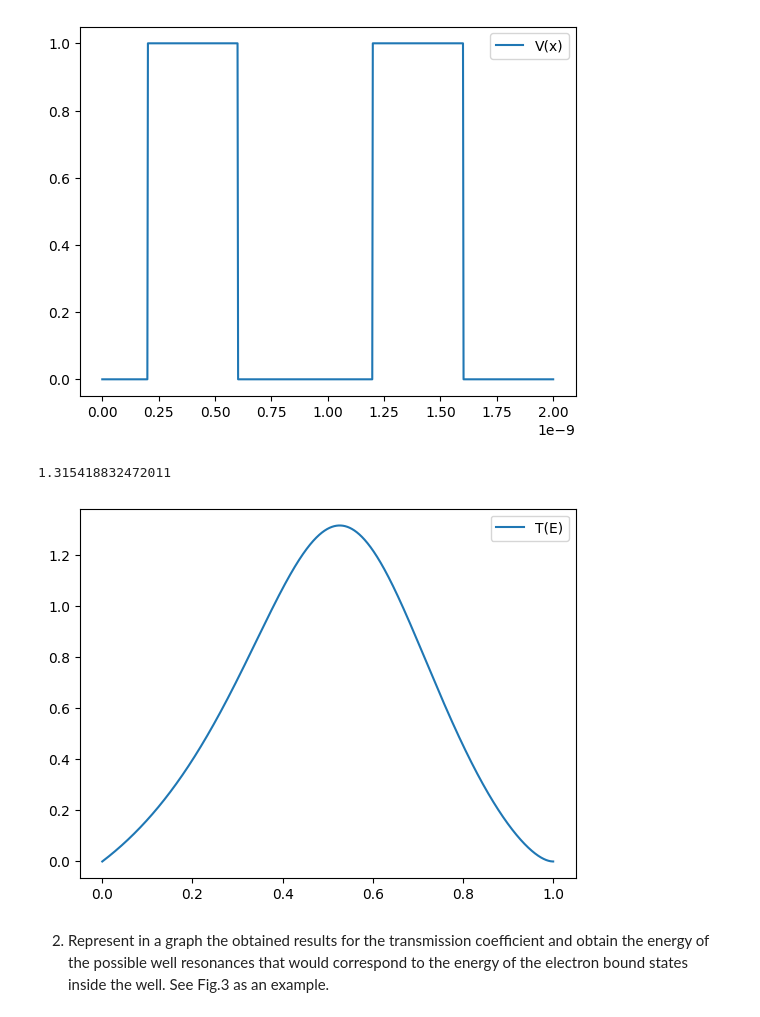
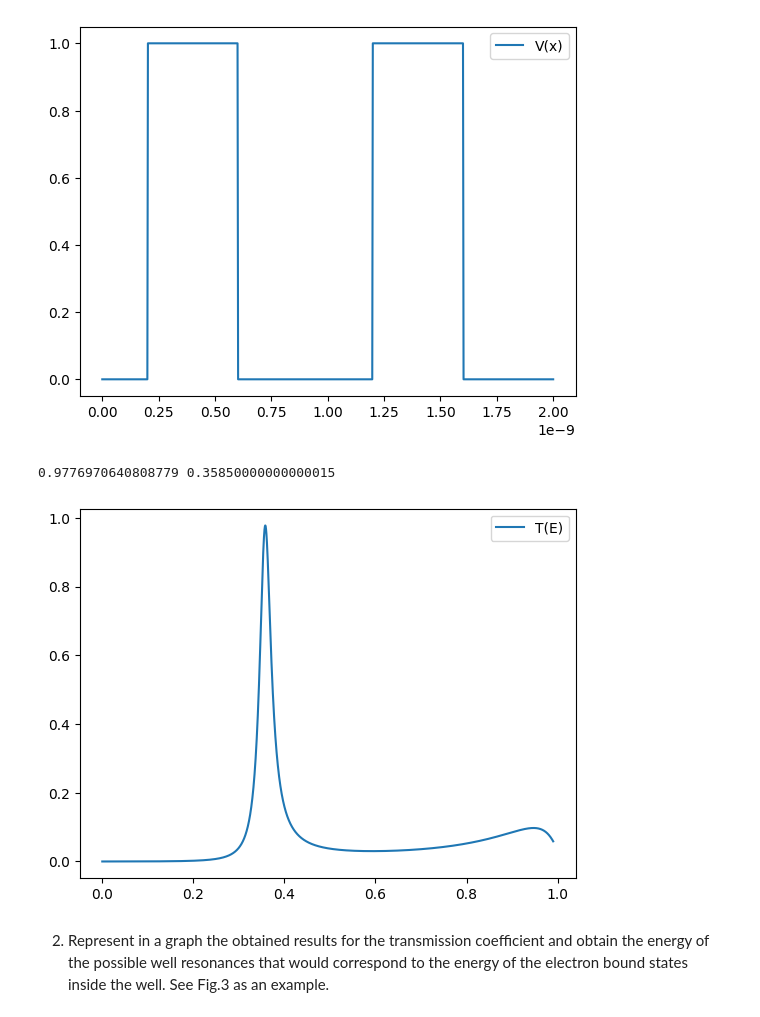
Before and after one commit to LuisGMM/UC3M_AdvancedQuantumPhysics_LAB_ResonantTunneling, a Jupyter notebook: src/UC3M_AdvancedQuantumPhysics_LAB_ResonantTunneling/main.ipynb, the cells around one changed output. Drawn from its saved outputs; the diff is of its cells as text; code cells hidden in the pictures.

```diff
--- a/src/UC3M_AdvancedQuantumPhysics_LAB_ResonantTunneling/main.ipynb
+++ b/src/UC3M_AdvancedQuantumPhysics_LAB_ResonantTunneling/main.ipynb
@@ -91,7 +91,7 @@ def T_at(E):
 
     E_ = E * 1.6e-19
 
-    m = 0.067 * me
+    m = me
     k1 = k3 = k5 = k(E_, 0, m)
     x2 = x4 = X(E_, 1.6e-19, m)
     w2 = w4 = 0.4e-9
@@ -100,17 +100,17 @@ def T_at(E):
     return T(k1, k3, k5, x2, x4, w2, w3, w4)
 # %%
 
-E = np.arange(0.0, 1.4, 0.0001)
+E = np.arange(0.001, 0.99, 0.0001)
 T_at_E = tuple(T_at(Ei) for Ei in E)
 
-print(max(T_at_E))
+print(max(T_at_E), E[T_at_E.index(max(T_at_E))])
 
 plt.plot(E, T_at_E, label=f'T(E)')
 plt.legend()
 plt.show()
 # %% [output]
-1.315418832472011
+0.9776970640808779 0.35850000000000015
-[figure, old version]
+[figure, new version]
 # %% [markdown]
 2. Represent in a graph the obtained results for the transmission
    coefficient and obtain the energy of the possible well resonances that
```
Also changed, not shown: parts of 2 cells of this notebook.
